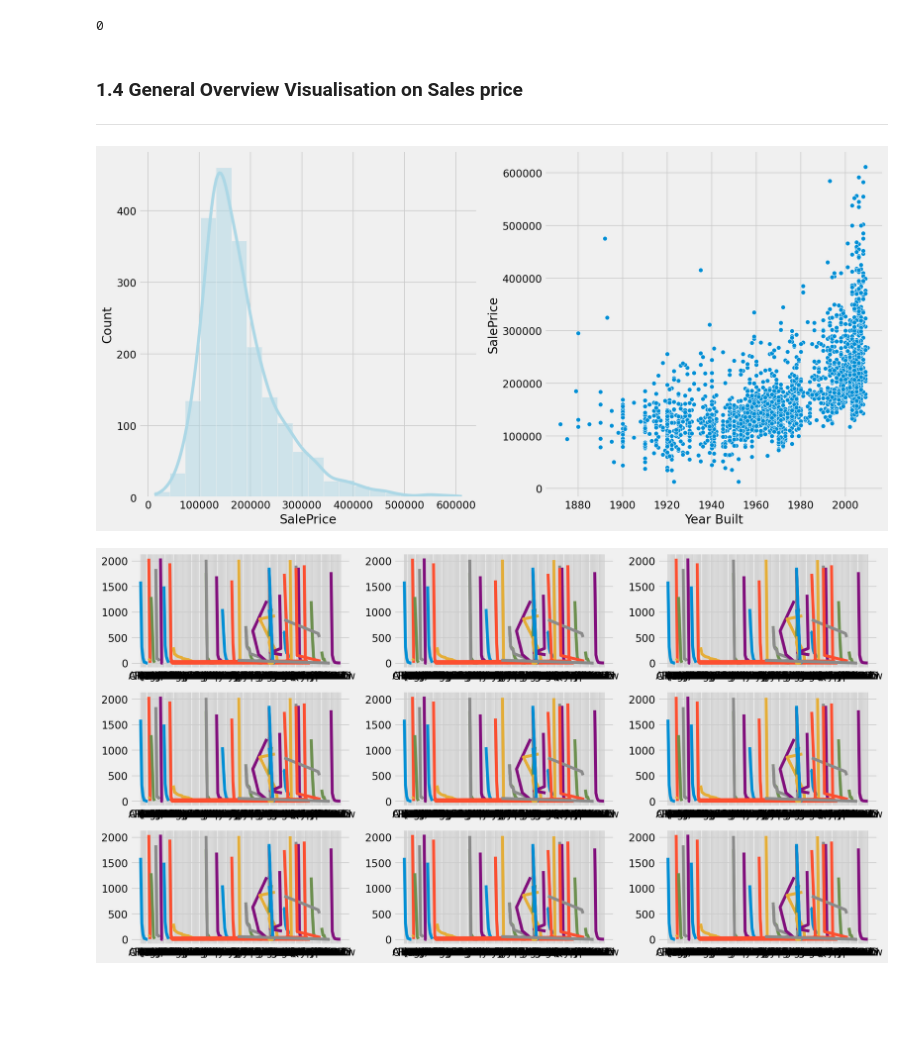
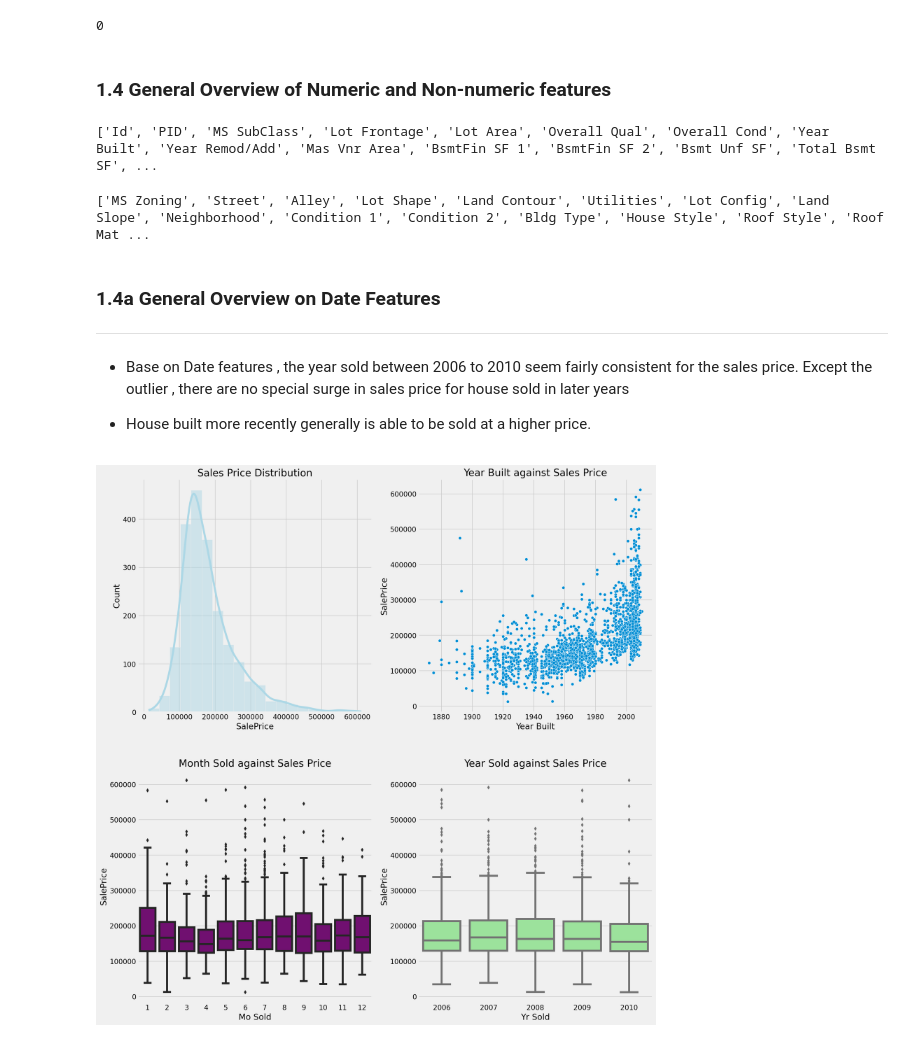
Before and after one commit to 86lekwenshiung/GA-Data-Science-Immersive-Projects, a Jupyter notebook: AMES Housing Price Prediction(P2)/AMES Housing Datasets.ipynb, the cells around one changed output. Drawn from its saved outputs; the diff is of its cells as text; code cells hidden in the pictures; blank space fills up the shorter version.

```diff
--- a/AMES Housing Price Prediction(P2)/AMES Housing Datasets.ipynb
+++ b/AMES Housing Price Prediction(P2)/AMES Housing Datasets.ipynb
@@ -22,7 +52,7 @@ ___
 # %%
-df_sub = pd.read_csv('../project_2/datasets/sample_sub_reg.csv')
-df_train = pd.read_csv('../project_2/datasets/train.csv')
-df_test = pd.read_csv('../project_2/datasets/test.csv')
+df_sub = pd.read_csv('datasets/sample_sub_reg.csv')
+df_train = pd.read_csv('datasets/train.csv')
+df_test = pd.read_csv('datasets/test.csv')
 # %%
 df_train.head()
 # %% [output]
@@ -128,32 +158,73 @@ ___
 df_train.duplicated().sum()
 # %% [output]
 0
+# %% [markdown]
+### 1.4  General Overview of Numeric and Non-numeric features
+# %%
+# Finding Numeric Features
+numeric_list = []
+for col_name , data in df_train.items():
+    if pd.api.types.is_numeric_dtype(data):
+        numeric_list.append(col_name)
+
+print(numeric_list)
+# %% [output]
+['Id', 'PID', 'MS SubClass', 'Lot Frontage', 'Lot Area', 'Overall Qual', 'Overall Cond', 'Year Built', 'Year Remod/Add', 'Mas Vnr Area', 'BsmtFin SF 1', 'BsmtFin SF 2', 'Bsmt Unf SF', 'Total Bsmt SF', ...
+# %%
+# Finding Categorical Features
+cat_list = []
+for col_name , data in df_train.items():
+    if not pd.api.types.is_numeric_dtype(data):
+        cat_list.append(col_name)
+
+print(cat_list)
+# %% [output]
+['MS Zoning', 'Street', 'Alley', 'Lot Shape', 'Land Contour', 'Utilities', 'Lot Config', 'Land Slope', 'Neighborhood', 'Condition 1', 'Condition 2', 'Bldg Type', 'House Style', 'Roof Style', 'Roof Mat ...
 # %% [markdown]
-### 1.4 General Overview Visualisation on Sales price
+### 1.4a General Overview on Date Features
 ___
+
+- Base on Date features , the year sold between 2006 to 2010 seem fairly consistent for the sales price. Except the outlier , there are no special surge in sales price for house sold in later years
+
+- House built more recently generally is able to be sold at a higher price.
 # %%
-plt.figure(figsize = (16,8))
+plt.figure(figsize = (16,16))
 
-plt.subplot(1,2,1)
+# Plot 1
+plt.subplot(2,2,1)
 sns.histplot(data = df_train,
              x = 'SalePrice',
              stat = 'count',
              color = 'lightblue',
              bins = 20,
              kde = True)
+plt.title('Sales Price Distribution')
 
-plt.subplot(1,2,2)
+# Plot 2 : year Built against Sales Price
+plt.subplot(2,2,2)
 sns.scatterplot(data = df_train,
                      x = 'Year Built',
-                     y = 'SalePrice');
+                     y = 'SalePrice')
+plt.title('Year Built against Sales Price')
+
+
+# Plot 3 : Month Sold against Sales Price
+plt.subplot(2,2,3)
+sns.boxplot(data = df_train,
+            x = 'Mo Sold',
+            y = 'SalePrice',
+            color = 'purple');
+plt.title('Month Sold against Sales Price')
+
+
+# Plot 3 : Year Sold against Sales Price
+plt.subplot(2,2,4)
+sns.boxplot(data = df_train,
+            x = 'Yr Sold',
+            y = 'SalePrice',
+            color = 'lightgreen')
+plt.title('Year Sold against Sales Price')
+
+plt.tight_layout(h_pad = 4)
 # %% [output]
-[figure, old version]
+[figure, new version]
-# %%
-fig , ax = plt.subplots(3,3,figsize = (16,9))
-ax = ax.ravel()
-for i in range(9):
-    for col_name , data in df_train[:20].items():
-        if not pd.api.types.is_numeric_dtype(data):
-            ax[i].plot(df_train[col_name].value_counts())
-# %% [output]
-[figure, removed]
```
Also changed, not shown: parts of 12 cells of this notebook.
